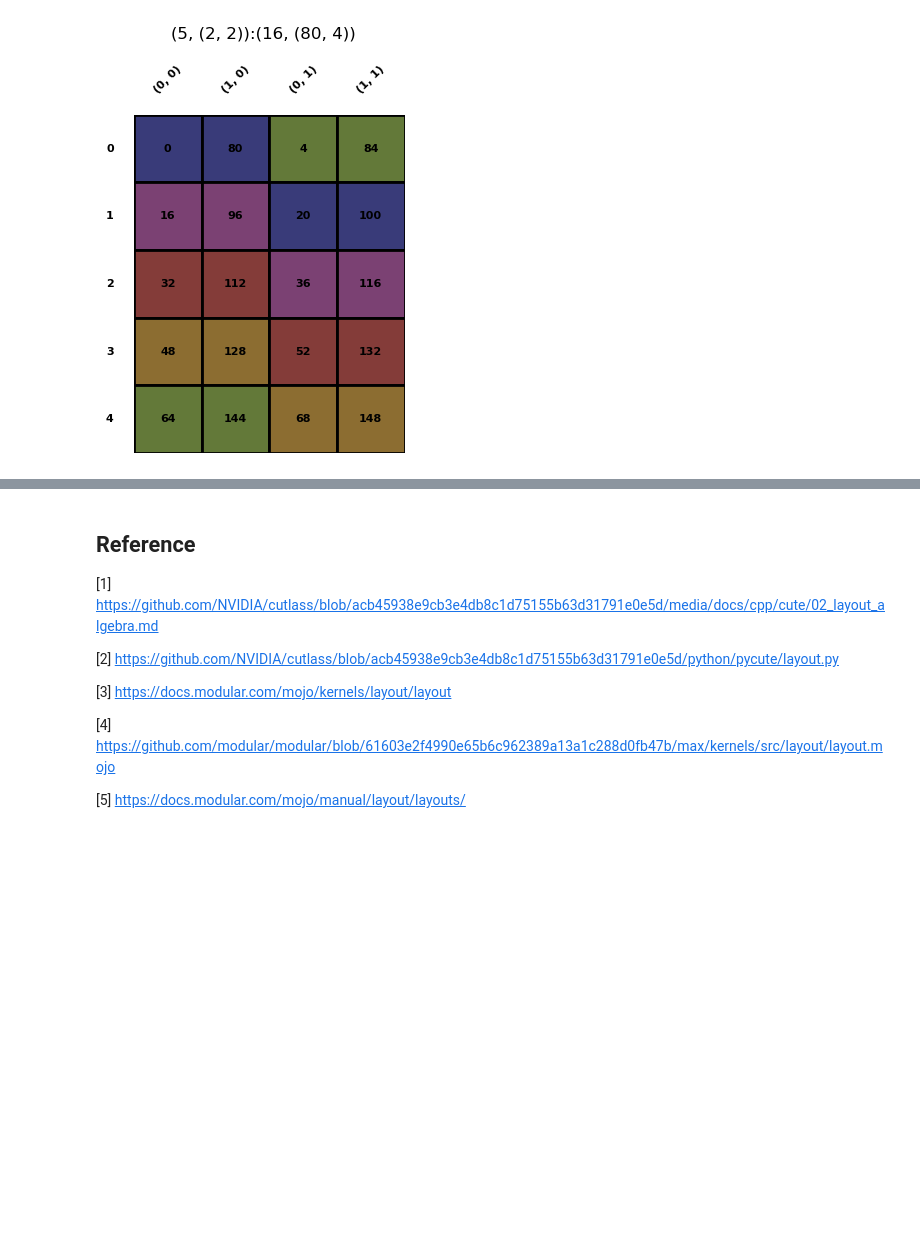
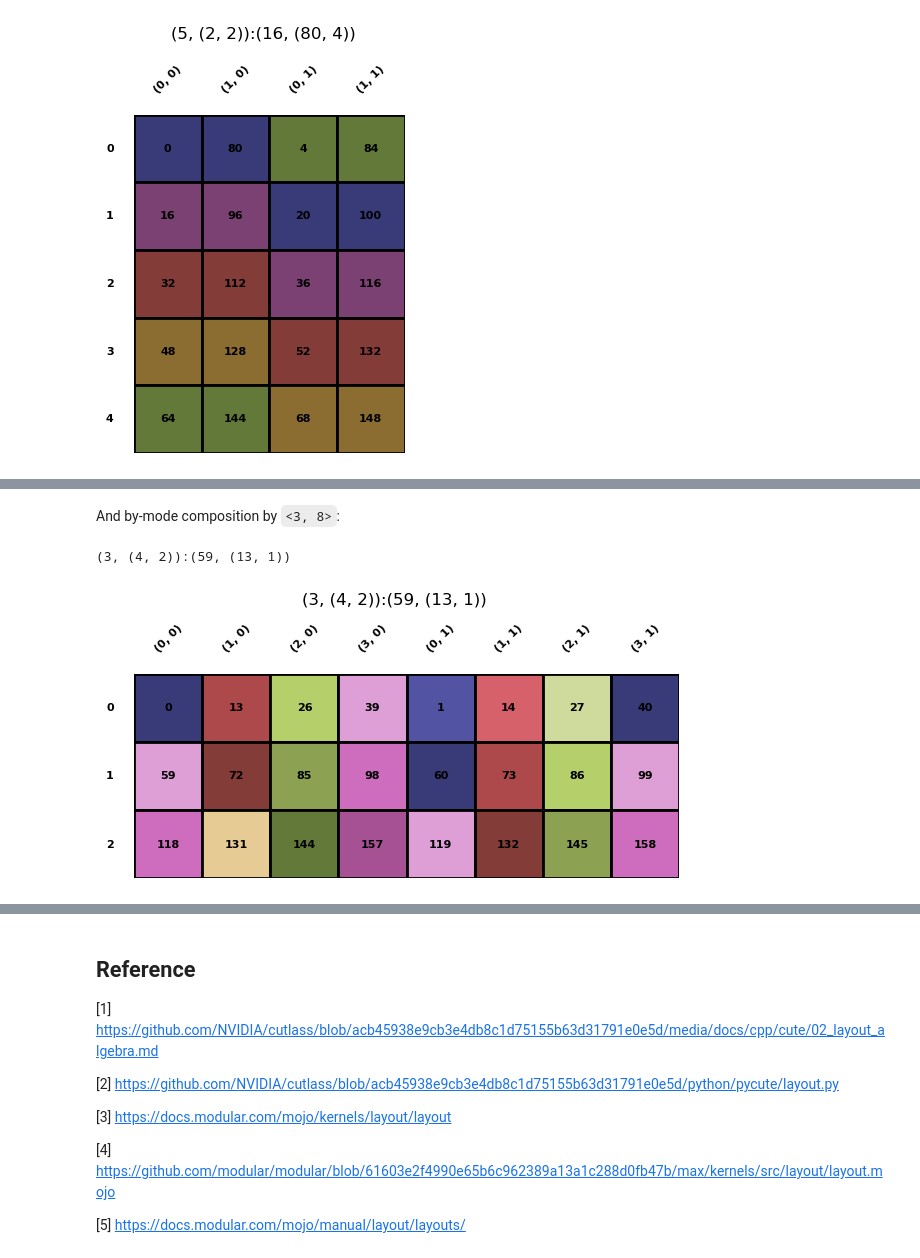
Before and after one commit to w32zhong/simp-intelligence, a Jupyter notebook: simp_intelligence/math/layout_basics.ipynb, the cells around one changed output, grey strips where cells are left out. Drawn from its saved outputs; the diff is of its cells as text; code cells hidden in the pictures; blank space fills up the shorter version.

```diff
--- a/simp_intelligence/math/layout_basics.ipynb
+++ b/simp_intelligence/math/layout_basics.ipynb
@@ -116,0 +125,7 @@ Layout.from_string('(10,2):(16,4)').visualize().composite(Layout.from_string('(5
+# %% [markdown]
+And by-mode composition by `<3, 8>`:
+# %%
+Layout.from_string('(12, (4, 8)):(59, (13, 1))').composite(Layout.from_string('(3,8):(1,1)'), by_mode=True).visualize()
+# %% [output]
+(3, (4, 2)):(59, (13, 1))
+[figure, added]
```
Also changed, not shown: parts of 9 cells of this notebook, 1 other file.
